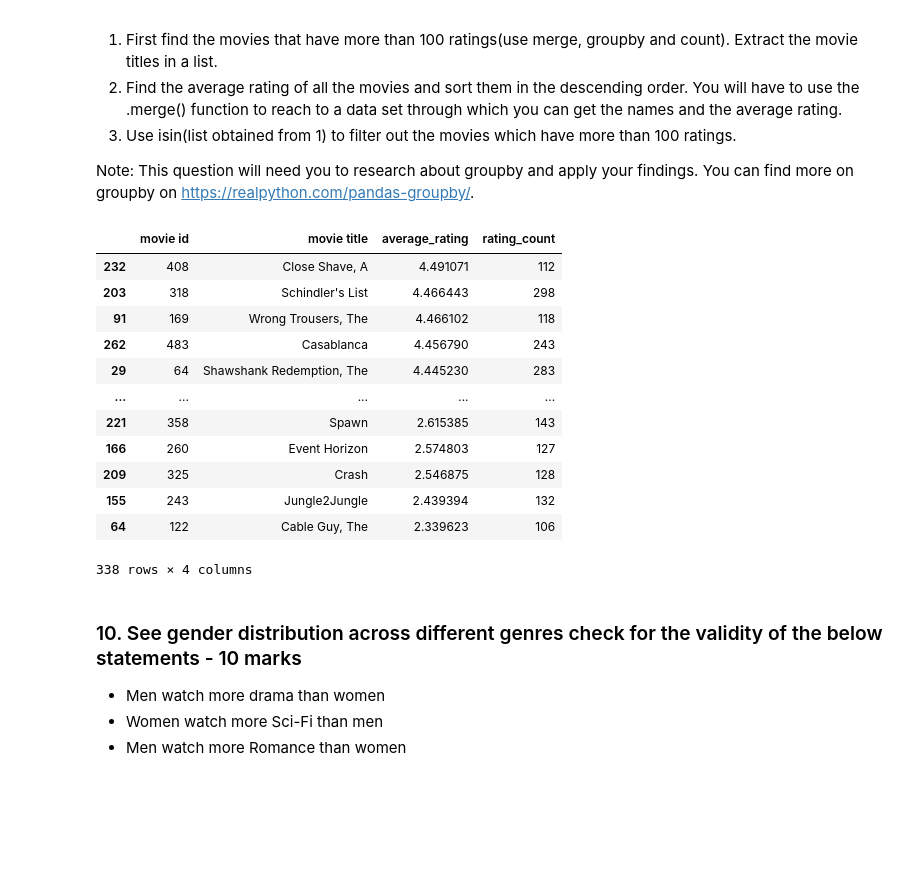
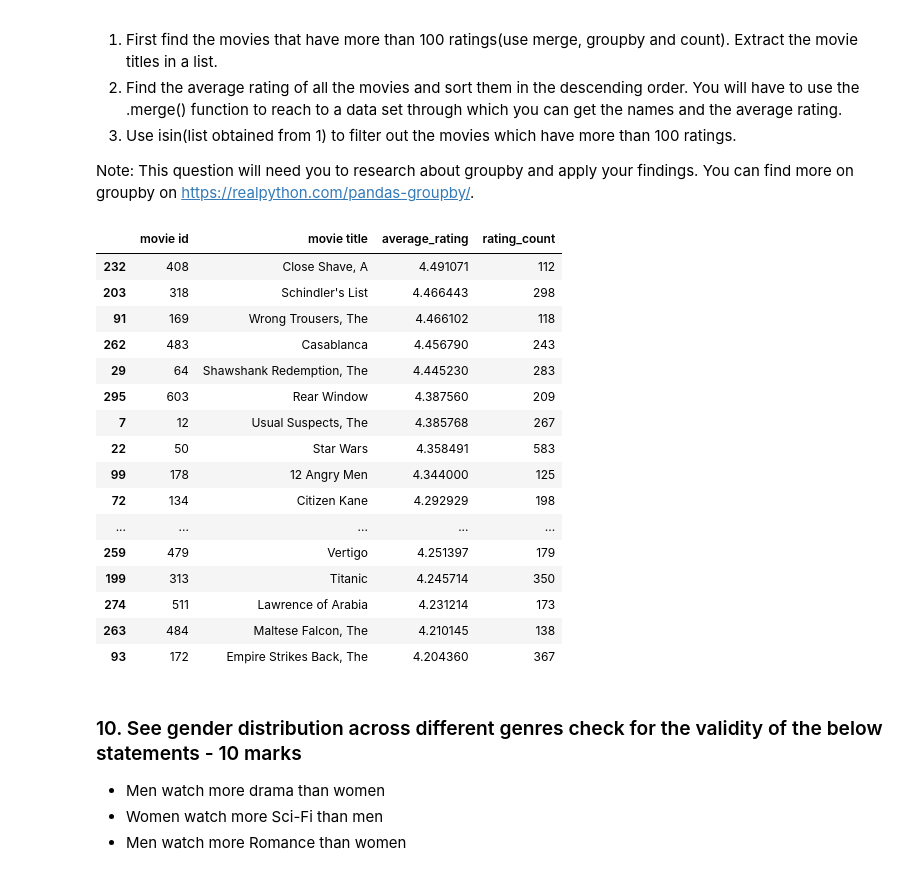
Before and after one commit to GreatLearningAIML1/gl-pgp-aiml-uta-intl-may20-embedevelop, a Jupyter notebook: Foundations-MovieLensDataExploration/MovieLens Project Questions.ipynb, the cells around one changed output. Saved outputs shown, nothing was run; the diff lists cells and outputs as text; code cells hidden in the pictures; blank space fills up the shorter version.

Commit message:
Final submission of Project: Foundations for AIML - MovieLens Data Exploration

```diff
--- a/Foundations-MovieLensDataExploration/MovieLens Project Questions.ipynb
+++ b/Foundations-MovieLensDataExploration/MovieLens Project Questions.ipynb
@@ -285,27 +285,31 @@ Note: This question will need you to research about groupby and apply your findi
 # %%
 #your answer here
 dataset = pd.merge(item, data, on='movie id')
 good_rated_movies= dataset.groupby(['movie id', 'movie title']).rating.count().reset_index(name = 'rating_count')
 good_rate_movies_list = good_rated_movies[good_rated_movies['rating_count'] > 100]
 average_movies = dataset.groupby('movie title').rating.mean().reset_index(name = 'average_rating')
 dataset = pd.merge(dataset, average_movies, on='movie title')
 dataset = dataset[dataset['movie title'].isin(good_rate_movies_list['movie title'])]
 good_rated_movies= dataset.groupby(['movie id', 'movie title', 'average_rating']).rating.count().reset_index(name = 'rating_count')
-good_rated_movies.sort_values('average_rating', ascending = False)
+good_rated_movies.sort_values('average_rating', ascending = False).head(25)
 # %% [output]
 |  | movie id | movie title | average_rating | rating_count |
 | 232 | 408 | Close Shave, A | 4.491071 | 112 |
 | 203 | 318 | Schindler's List | 4.466443 | 298 |
 | 91 | 169 | Wrong Trousers, The | 4.466102 | 118 |
 | 262 | 483 | Casablanca | 4.456790 | 243 |
 | 29 | 64 | Shawshank Redemption, The | 4.445230 | 283 |
+| 295 | 603 | Rear Window | 4.387560 | 209 |
+| 7 | 12 | Usual Suspects, The | 4.385768 | 267 |
+| 22 | 50 | Star Wars | 4.358491 | 583 |
+| 99 | 178 | 12 Angry Men | 4.344000 | 125 |
+| 72 | 134 | Citizen Kane | 4.292929 | 198 |
 | ... | ... | ... | ... | ... |
-| 221 | 358 | Spawn | 2.615385 | 143 |
-| 166 | 260 | Event Horizon | 2.574803 | 127 |
-| 209 | 325 | Crash | 2.546875 | 128 |
-| 155 | 243 | Jungle2Jungle | 2.439394 | 132 |
-| 64 | 122 | Cable Guy, The | 2.339623 | 106 |
+| 259 | 479 | Vertigo | 4.251397 | 179 |
+| 199 | 313 | Titanic | 4.245714 | 350 |
+| 274 | 511 | Lawrence of Arabia | 4.231214 | 173 |
+| 263 | 484 | Maltese Falcon, The | 4.210145 | 138 |
+| 93 | 172 | Empire Strikes Back, The | 4.204360 | 367 |
-338 rows × 4 columns
 # %% [markdown]
 ### 10. See gender distribution across different genres check for the validity of the below statements - 10 marks
 
```
Also changed, not shown: 1 other file.
